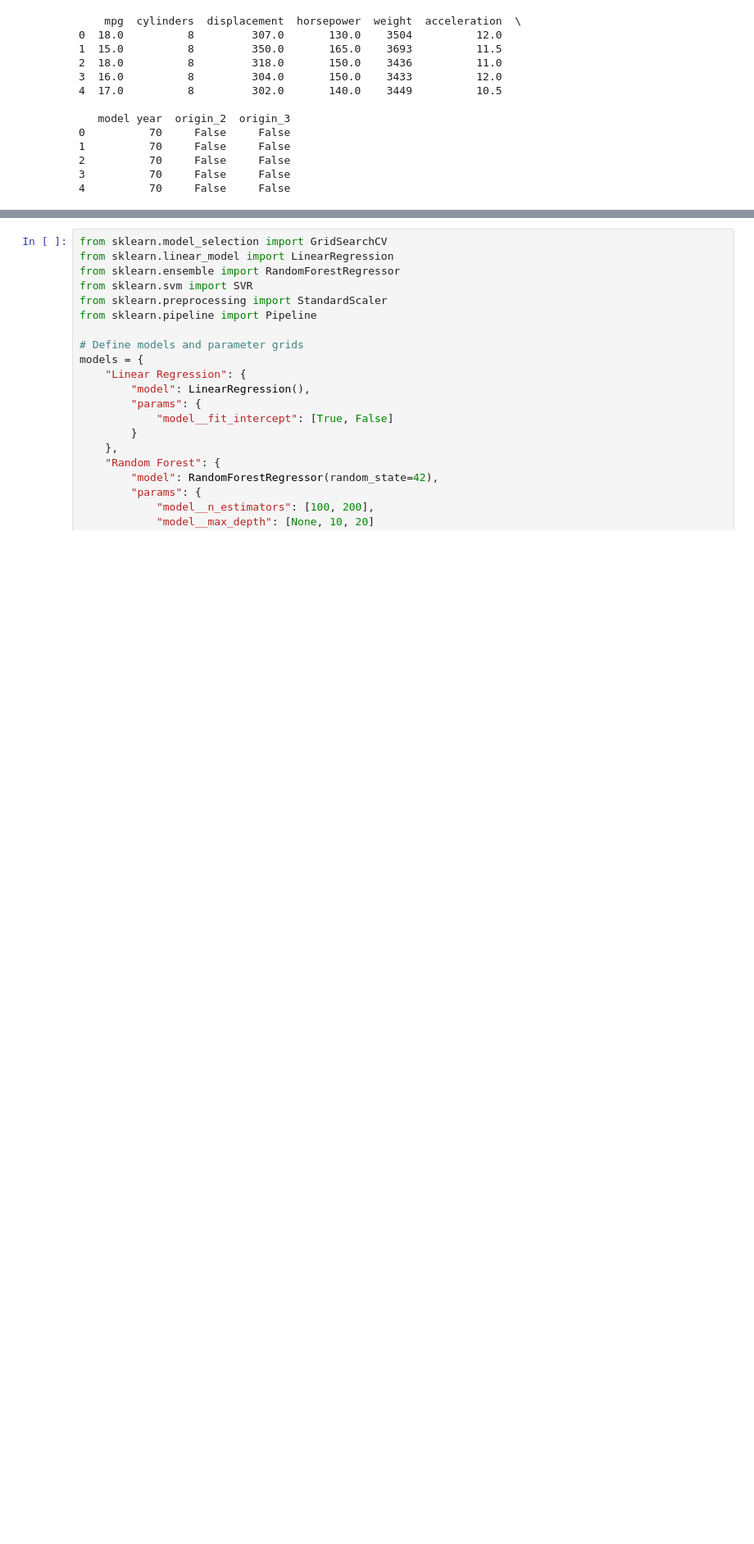
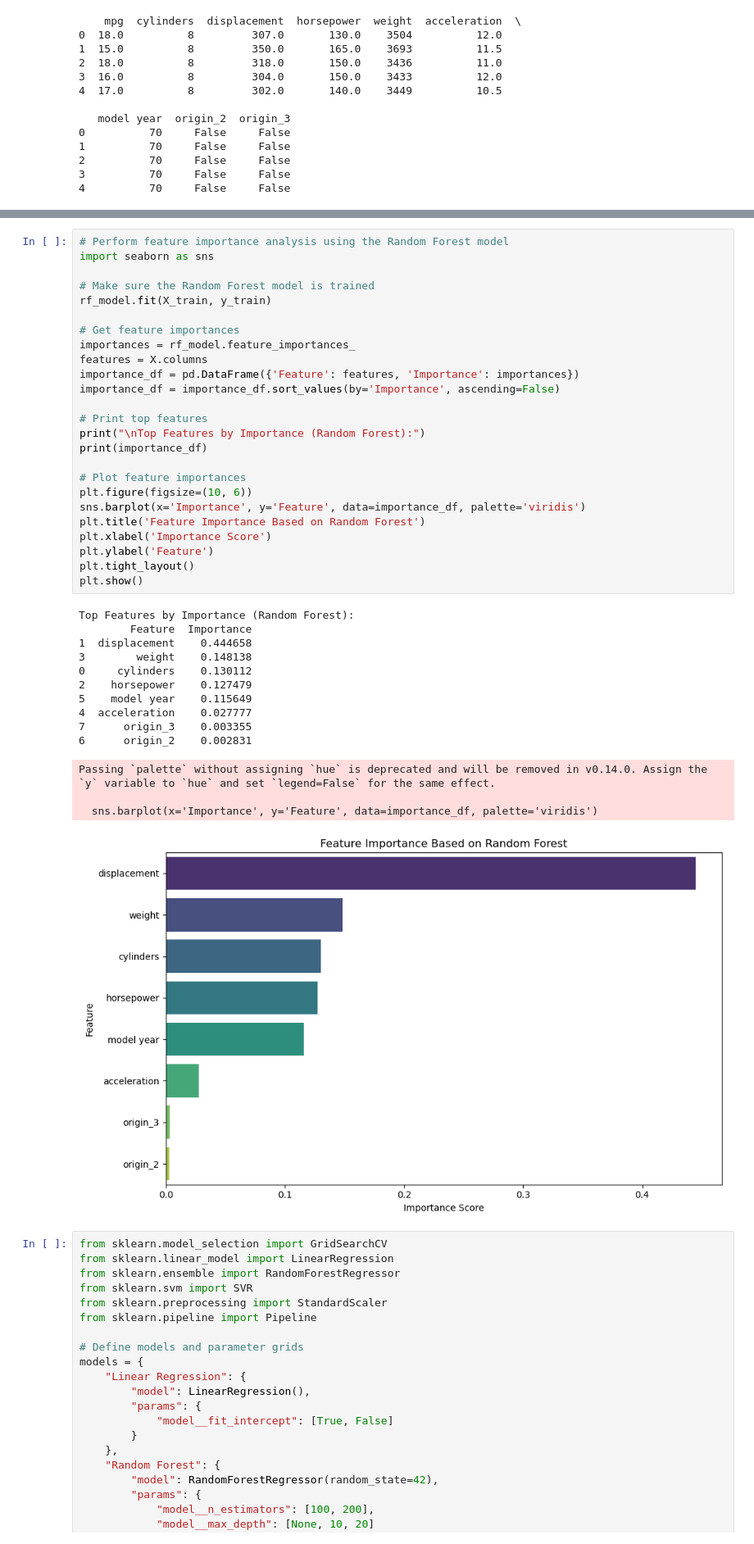
Before and after one commit to TEDDYDAN2003/machine-learning-auto-mpg-model, a Jupyter notebook: auto_mpg.ipynb, the cells around one changed output, grey strips where cells are left out. Shown at 82% size. Saved outputs shown, nothing was run; the diff lists cells and outputs as text; blank space fills up the shorter version.

```diff
--- a/auto_mpg.ipynb
+++ b/auto_mpg.ipynb
@@ -378,3 +407,43 @@ RMSE: 3.7073298364324083
+# %%
+# Perform feature importance analysis using the Random Forest model
+import seaborn as sns
+
+# Make sure the Random Forest model is trained
+rf_model.fit(X_train, y_train)
+
+# Get feature importances
+importances = rf_model.feature_importances_
+features = X.columns
+importance_df = pd.DataFrame({'Feature': features, 'Importance': importances})
+importance_df = importance_df.sort_values(by='Importance', ascending=False)
+
+# Print top features
+print("\nTop Features by Importance (Random Forest):")
+print(importance_df)
+
+# Plot feature importances
+plt.figure(figsize=(10, 6))
+sns.barplot(x='Importance', y='Feature', data=importance_df, palette='viridis')
+plt.title('Feature Importance Based on Random Forest')
+plt.xlabel('Importance Score')
+plt.ylabel('Feature')
+plt.tight_layout()
+plt.show()
+# %% [output]
+Top Features by Importance (Random Forest):
+        Feature  Importance
+1  displacement    0.444658
+3        weight    0.148138
+0     cylinders    0.130112
+2    horsepower    0.127479
+5    model year    0.115649
+4  acceleration    0.027777
+7      origin_3    0.003355
+6      origin_2    0.002831
+Passing `palette` without assigning `hue` is deprecated and will be removed in v0.14.0. Assign the `y` variable to `hue` and set `legend=False` for the same effect.
+
+  sns.barplot(x='Importance', y='Feature', data=importance_df, palette='viridis')
+[figure, added]
 # %%
 from sklearn.model_selection import GridSearchCV
 from sklearn.linear_model import LinearRegression
```
Also changed, not shown: parts of 1 cell of this notebook.
